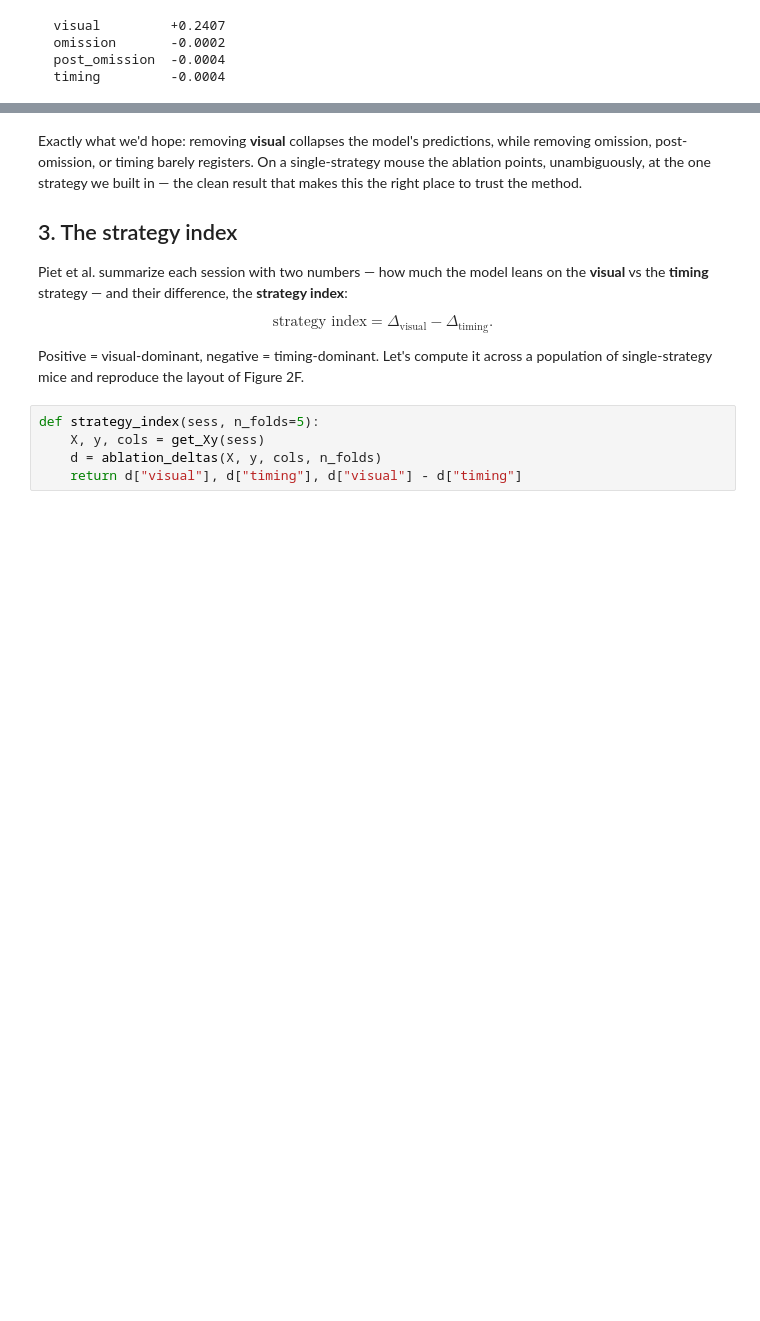
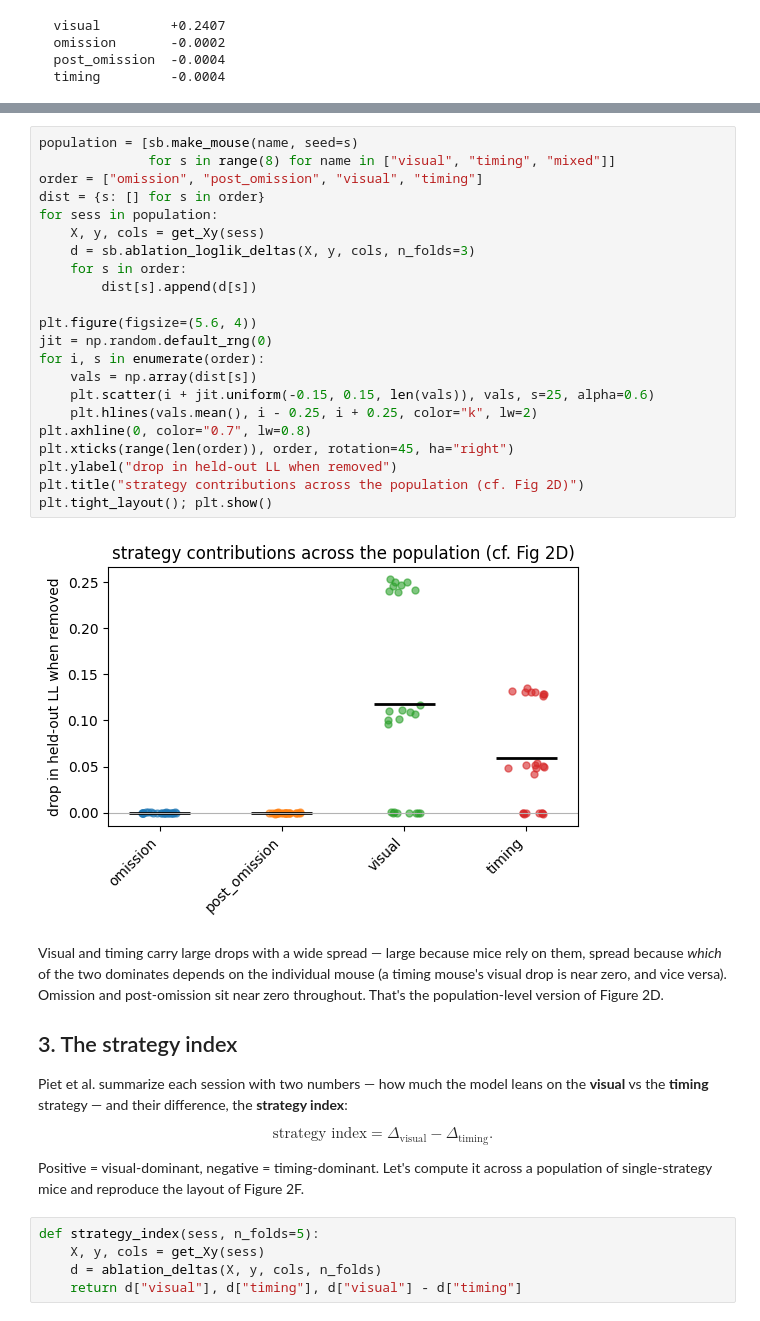
Before and after one commit to stootoon/swc-en-2026, a Jupyter notebook: behaviour/notebooks/05_evidence_and_ablation_solutions.ipynb, the cells around one changed output, grey strips where cells are left out. Drawn from its saved outputs; the diff is of its cells as text; blank space fills up the shorter version.

```diff
--- a/behaviour/notebooks/05_evidence_and_ablation_solutions.ipynb
+++ b/behaviour/notebooks/05_evidence_and_ablation_solutions.ipynb
@@ -134,8 +147,32 @@ for n in names:
+# %%
+population = [sb.make_mouse(name, seed=s)
+              for s in range(8) for name in ["visual", "timing", "mixed"]]
+order = ["omission", "post_omission", "visual", "timing"]
+dist = {s: [] for s in order}
+for sess in population:
+    X, y, cols = get_Xy(sess)
+    d = sb.ablation_loglik_deltas(X, y, cols, n_folds=3)
+    for s in order:
+        dist[s].append(d[s])
+
+plt.figure(figsize=(5.6, 4))
+jit = np.random.default_rng(0)
+for i, s in enumerate(order):
+    vals = np.array(dist[s])
+    plt.scatter(i + jit.uniform(-0.15, 0.15, len(vals)), vals, s=25, alpha=0.6)
+    plt.hlines(vals.mean(), i - 0.25, i + 0.25, color="k", lw=2)
+plt.axhline(0, color="0.7", lw=0.8)
+plt.xticks(range(len(order)), order, rotation=45, ha="right")
+plt.ylabel("drop in held-out LL when removed")
+plt.title("strategy contributions across the population (cf. Fig 2D)")
+plt.tight_layout(); plt.show()
+# %% [output]
+[figure, added]
 # %% [markdown]
-Exactly what we'd hope: removing **visual** collapses the model's predictions,
-while removing omission, post-omission, or timing barely registers. On a
-single-strategy mouse the ablation points, unambiguously, at the one strategy we
-built in — the clean result that makes this the right place to trust the method.
+Visual and timing carry large drops with a wide spread — large because mice rely on
+them, spread because *which* of the two dominates depends on the individual mouse (a
+timing mouse's visual drop is near zero, and vice versa). Omission and post-omission
+sit near zero throughout. That's the population-level version of Figure 2D.
 
 ## 3. The strategy index
 
```
Also changed, not shown: parts of 2 cells of this notebook, 12 other files.
